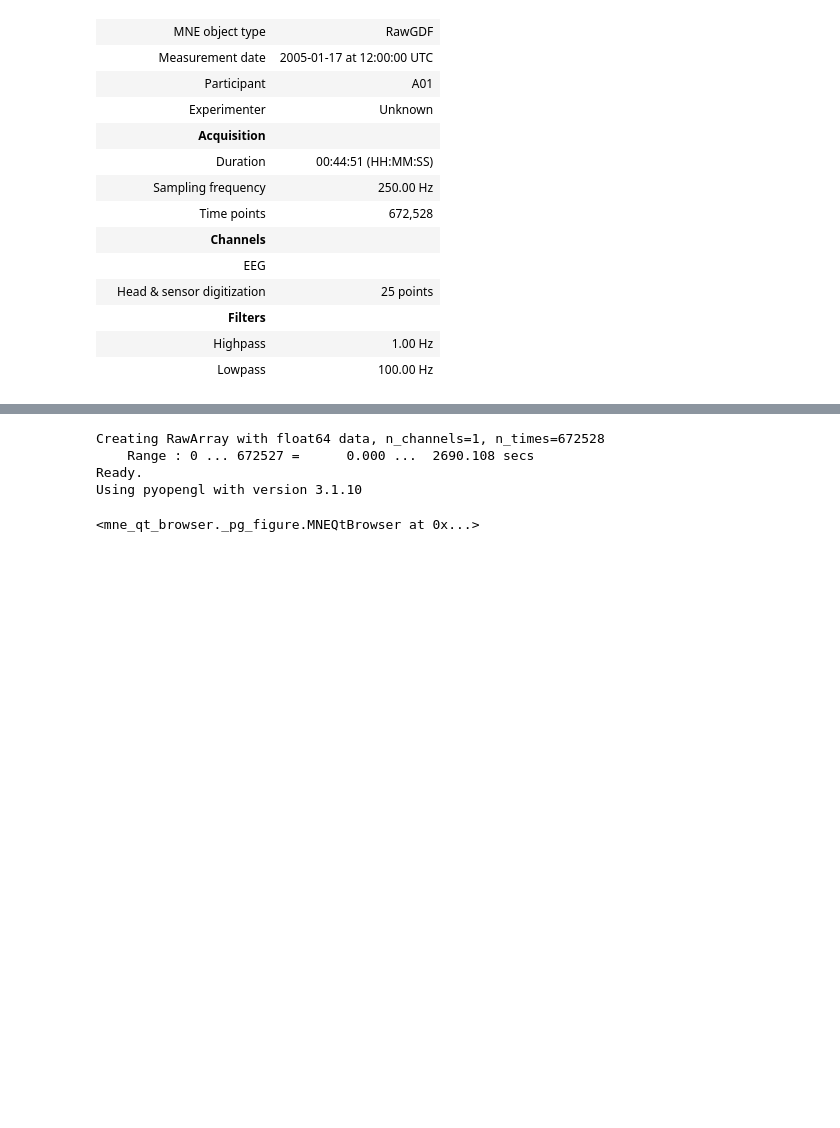
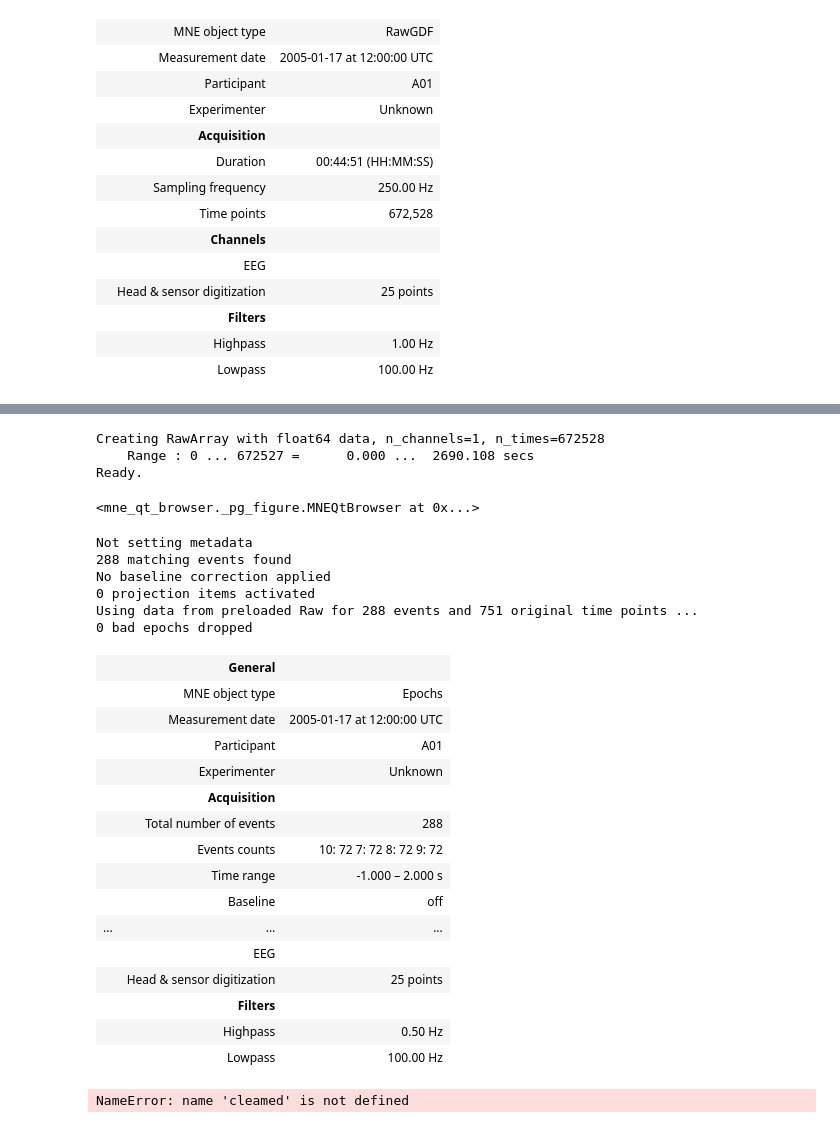
Before and after one commit to 33may/bci, a Jupyter notebook: convformer/expore.ipynb, the cells around one changed output, grey strips where cells are left out. Saved outputs shown, nothing was run; the diff lists cells and outputs as text; code cells hidden in the pictures; blank space fills up the shorter version.

Commit message:
updates data layer

```diff
--- a/convformer/expore.ipynb
+++ b/convformer/expore.ipynb
@@ -451,8 +471,7 @@ ica_processor.plot_components();
 # %%
-ica_processor.plot_sources(cleaned_raw_eeg_only, picks=[5])
+ica_processor.plot_sources(cleaned_raw_eeg_only, picks=[0])
 # %% [output]
 Creating RawArray with float64 data, n_channels=1, n_times=672528
     Range : 0 ... 672527 =      0.000 ...  2690.108 secs
 Ready.
-Using pyopengl with version 3.1.10
 <mne_qt_browser._pg_figure.MNEQtBrowser at 0x...>
@@ -458,0 +480,44 @@ Using pyopengl with version 3.1.10
+# %%
+keep_events = [7,8,9,10]
+# %%
+epochs = mne.Epochs(
+    raw=cleaned,
+    events=events,
+    event_id=keep_events,
+    tmin=-1,
+    tmax=2,
+    baseline=None,
+    preload=True,
+    reject_by_annotation=True,
+    picks='eeg',
+)
+# %% [output]
+Not setting metadata
+288 matching events found
+No baseline correction applied
+0 projection items activated
+Using data from preloaded Raw for 288 events and 751 original time points ...
+0 bad epochs dropped
+# %%
+epochs
+# %% [output]
+|  | General |  |
+|  | MNE object type | Epochs |
+|  | Measurement date | 2005-01-17 at 12:00:00 UTC |
+|  | Participant | A01 |
+|  | Experimenter | Unknown |
+|  | Acquisition |  |
+|  | Total number of events | 288 |
+|  | Events counts | 10: 72 7: 72 8: 72 9: 72 |
+|  | Time range | -1.000 – 2.000 s |
+|  | Baseline | off |
+| ... | ... | ... |
+|  | EEG |  |
+|  | Head & sensor digitization | 25 points |
+|  | Filters |  |
+|  | Highpass | 0.50 Hz |
+|  | Lowpass | 100.00 Hz |
+# %%
+cleamed.plot()
+# %% [output]
+NameError: name 'cleamed' is not defined
```
Also changed, not shown: parts of 13 cells of this notebook, 1 other file.
